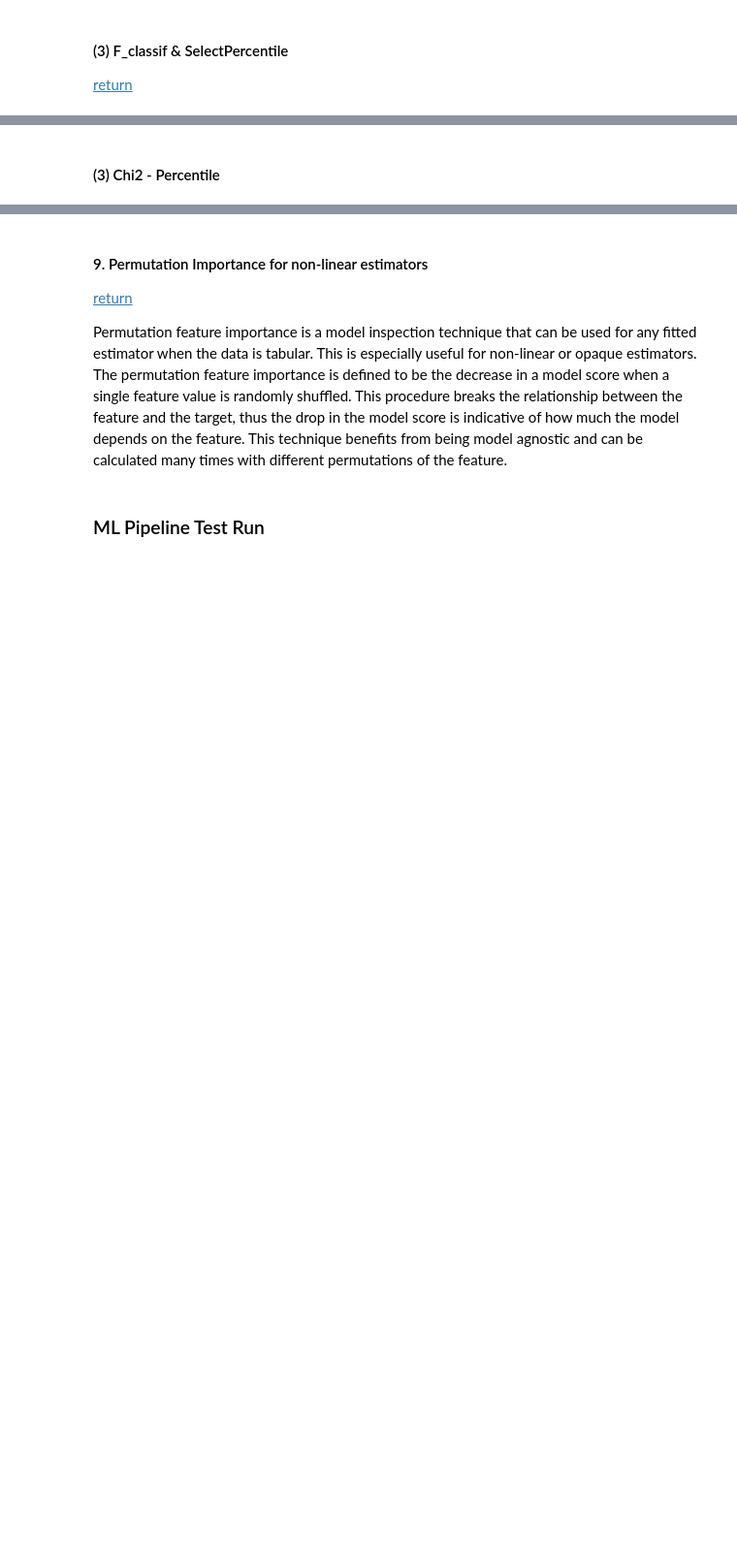
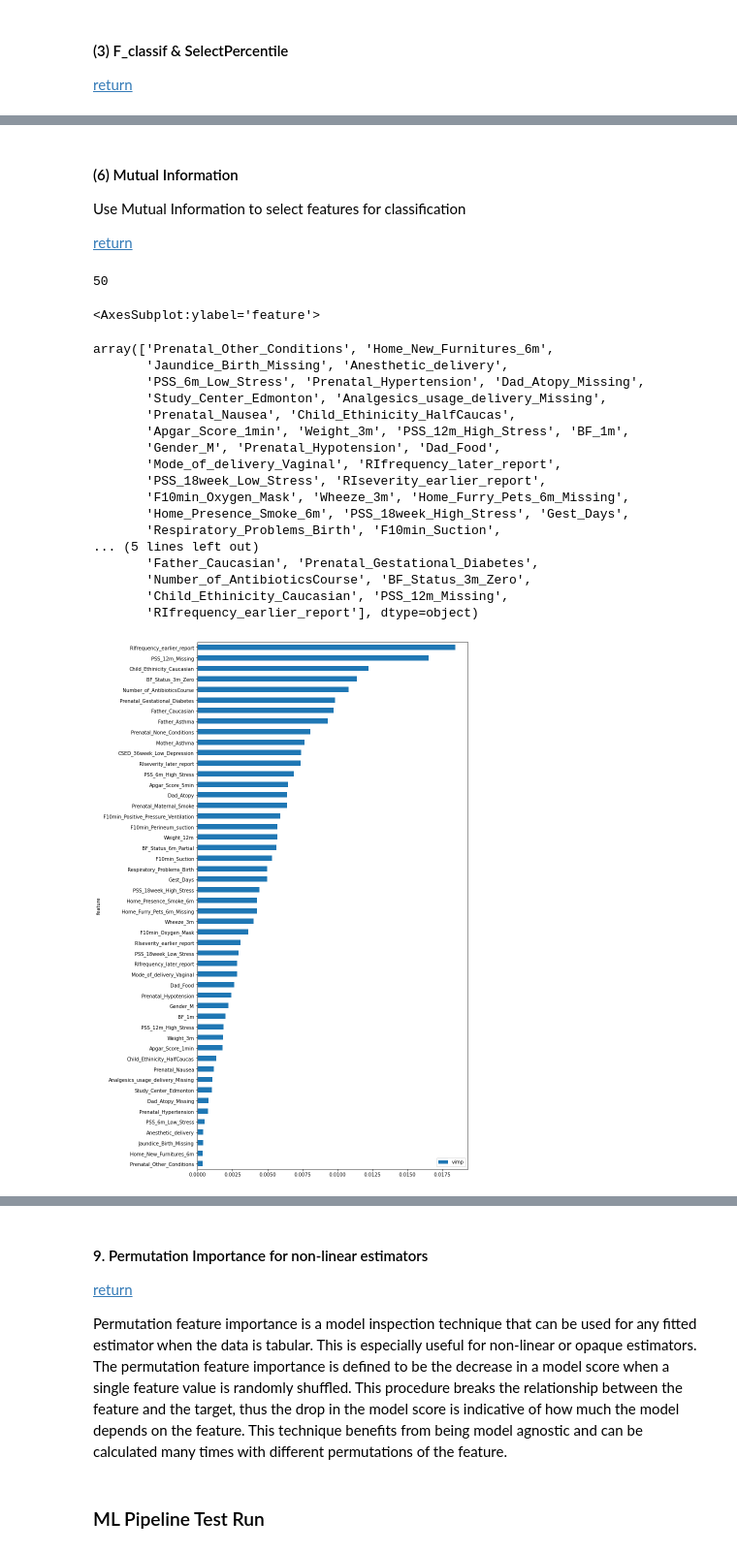
Before and after one commit to PingHe-Stan/Sickkids_ML, a Jupyter notebook: notebooks/CHILD_ml_pipeline.ipynb, the cells around one changed output, grey strips where cells are left out. Shown at 97% size. Saved outputs shown, nothing was run; the diff lists cells and outputs as text; code cells hidden in the pictures; blank space fills up the shorter version.

```diff
--- a/notebooks/CHILD_ml_pipeline.ipynb
+++ b/notebooks/CHILD_ml_pipeline.ipynb
@@ -900,2 +901,6 @@ array(['Gest_Days', 'Weight_0m', 'Stay_Duration_Hospital',
 
 [return](#0)
+# %%
+fpr_res = SelectFpr(score_func=chi2, alpha=0.05)
+fpr_res.fit_transform(X, y).shape
+col_temp = pd.DataFrame(fpr_res.pvalues_.reshape(1,len(X.columns)),columns=X.columns).T.loc[:,0][pd.DataFrame(fpr_res.pvalues_.reshape(1,len(X.columns)),columns=X.columns).T.loc[:,0] <= 0.05].index
@@ -904,7 +954,38 @@ array(['Gest_Days', 'Weight_0m', 'Stay_Duration_Hospital',
 # %% [markdown]
-#### (3) Chi2 - Percentile
+#### (6) Mutual Information  <a id='mutal'></a>
+
+Use Mutual Information to select features for classification
+
+[return](#0)
 # %%
-X = df_for_ml.drop(columns="y")
-y = df_for_ml.y
-X.shape
-y.shape
+mic = mutual_info_classif(X, y, random_state=1)
+fig, ax = plt.subplots(figsize=(10, 20))
+mic_df = (
+    pd.DataFrame({"feature": X.columns, "vimp": mic})
+    .set_index("feature")
+    .sort_values(by="vimp", ascending=True)
+)
+mic_df[mic_df.vimp != 0].shape[0]
+mic_df[mic_df.vimp != 0].plot.barh(ax=ax)
+mic_df[mic_df.vimp != 0].index.values
+# %% [output]
+50
+<AxesSubplot:ylabel='feature'>
+array(['Prenatal_Other_Conditions', 'Home_New_Furnitures_6m',
+       'Jaundice_Birth_Missing', 'Anesthetic_delivery',
+       'PSS_6m_Low_Stress', 'Prenatal_Hypertension', 'Dad_Atopy_Missing',
+       'Study_Center_Edmonton', 'Analgesics_usage_delivery_Missing',
+       'Prenatal_Nausea', 'Child_Ethinicity_HalfCaucas',
+       'Apgar_Score_1min', 'Weight_3m', 'PSS_12m_High_Stress', 'BF_1m',
+       'Gender_M', 'Prenatal_Hypotension', 'Dad_Food',
+       'Mode_of_delivery_Vaginal', 'RIfrequency_later_report',
+       'PSS_18week_Low_Stress', 'RIseverity_earlier_report',
+       'F10min_Oxygen_Mask', 'Wheeze_3m', 'Home_Furry_Pets_6m_Missing',
+       'Home_Presence_Smoke_6m', 'PSS_18week_High_Stress', 'Gest_Days',
+       'Respiratory_Problems_Birth', 'F10min_Suction',
+... (5 lines left out)
+       'Father_Caucasian', 'Prenatal_Gestational_Diabetes',
+       'Number_of_AntibioticsCourse', 'BF_Status_3m_Zero',
+       'Child_Ethinicity_Caucasian', 'PSS_12m_Missing',
+       'RIfrequency_earlier_report'], dtype=object)
+[figure, added]
```
Also changed, not shown: parts of 28 cells of this notebook.
